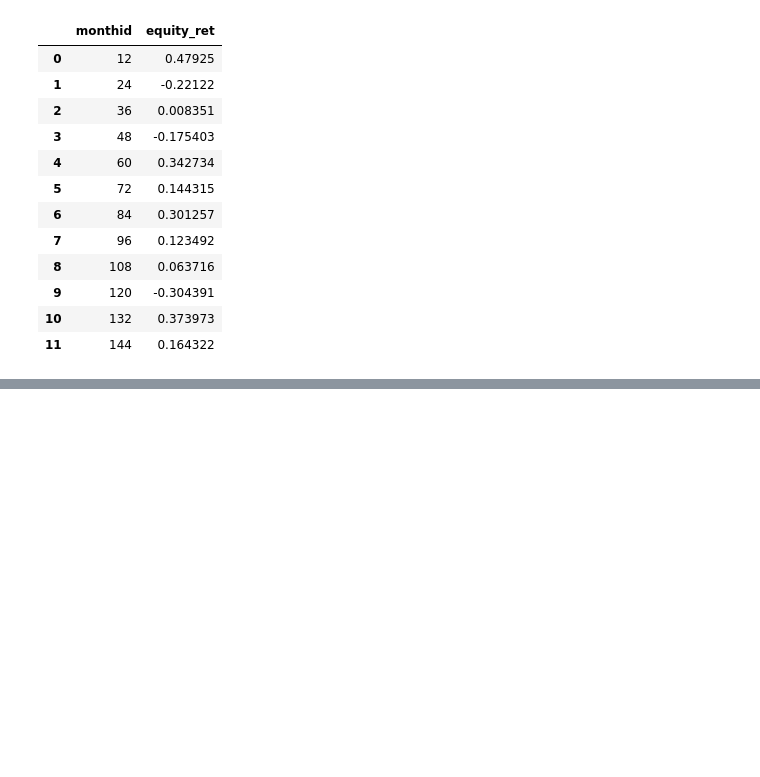
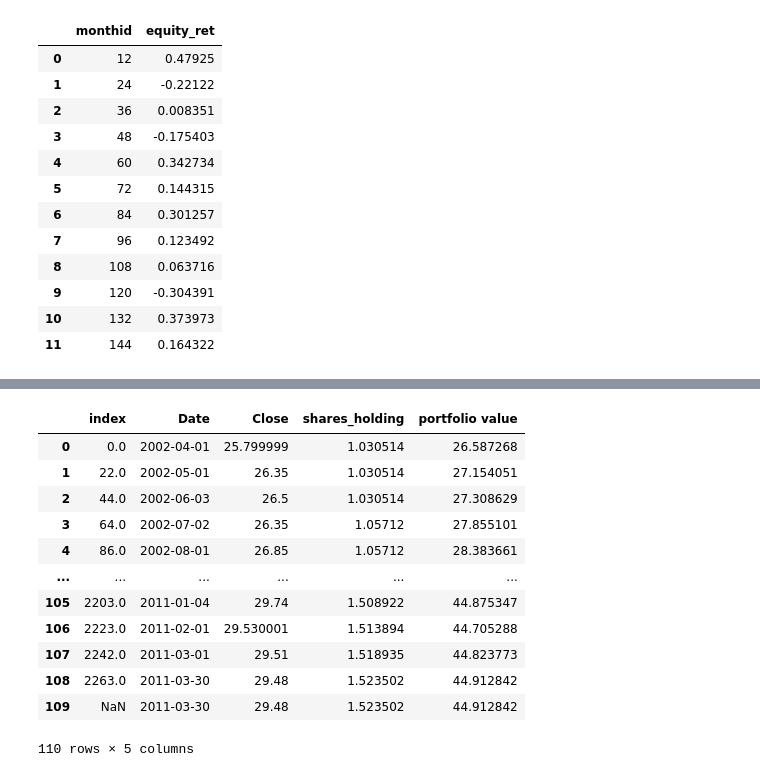
Before and after one commit to uWaterloo-CFM/CFM-301, a Jupyter notebook: Case 2/Case 2 Question 3.ipynb, the cells around one changed output, grey strips where cells are left out. Saved outputs shown, nothing was run; the diff lists cells and outputs as text; code cells hidden in the pictures; blank space fills up the shorter version.

Commit message:
portfolio done

```diff
--- a/Case 2/Case 2 Question 3.ipynb
+++ b/Case 2/Case 2 Question 3.ipynb
@@ -81,0 +108,2 @@ portfolio_rets
+# %%
+bond_portfolio = bonds[["Date", "Close", "Dividends"]]
@@ -81,0 +126,16 @@ portfolio_rets
+# %%
+# Reinvest dividends
+num_shares = 1
+for row in bond_portfolio.iterrows():
+    data = row[1]
+
+    dividend = data["Dividends"] * num_shares
+
+    shares_repurchased = dividend / data.Close # Div / Prc = shares repurchased
+    num_shares += shares_repurchased
+
+    bond_portfolio.loc[row[0], "shares_holding"] = num_shares
+bond_portfolio = bond_portfolio[bond_portfolio["Date"] >= "2002-03-31"]
+# %%
+bond_portfolio.reset_index(inplace=True)
+bond_portfolio.head()
@@ -81,0 +149,37 @@ portfolio_rets
+# %%
+# Convert to monthly frequency
+bond_portfolio_monthly = pd.DataFrame(columns = ["Date", "Close", "shares_holding","portfolio value"])
+seen_year_months = set()
+
+for row in bond_portfolio.iterrows():
+    data = row[1]
+
+    year_month = data["Date"][:7]
+    if year_month in seen_year_months:
+        continue
+
+    bond_portfolio_monthly.loc[row[0], ["Date", "Close", "shares_holding","portfolio value"]] = [data["Date"], data["Close"], data["shares_holding"], data["shares_holding"] * data["Close"]]
+    seen_year_months.add(year_month)
+
+bond_portfolio_monthly.loc[row[0], ["Date", "Close", "shares_holding","portfolio value"]] = [data["Date"], data["Close"], data["shares_holding"], data["shares_holding"] * data["Close"]]
+# %%
+bond_portfolio_monthly.reset_index(inplace=True)
+# Add last value
+last_val = bond_portfolio.iloc[-1]
+bond_portfolio_monthly.loc[len(bond_portfolio_monthly), ["Date", "Close", "shares_holding","portfolio value"]] = [last_val["Date"], last_val["Close"], last_val["shares_holding"], last_val["shares_holding"] * last_val["Close"]]
+
+bond_portfolio_monthly
+# %% [output]
+|  | index | Date | Close | shares_holding | portfolio value |
+| 0 | 0.0 | 2002-04-01 | 25.799999 | 1.030514 | 26.587268 |
+| 1 | 22.0 | 2002-05-01 | 26.35 | 1.030514 | 27.154051 |
+| 2 | 44.0 | 2002-06-03 | 26.5 | 1.030514 | 27.308629 |
+| 3 | 64.0 | 2002-07-02 | 26.35 | 1.05712 | 27.855101 |
+| 4 | 86.0 | 2002-08-01 | 26.85 | 1.05712 | 28.383661 |
+| ... | ... | ... | ... | ... | ... |
+| 105 | 2203.0 | 2011-01-04 | 29.74 | 1.508922 | 44.875347 |
+| 106 | 2223.0 | 2011-02-01 | 29.530001 | 1.513894 | 44.705288 |
+| 107 | 2242.0 | 2011-03-01 | 29.51 | 1.518935 | 44.823773 |
+| 108 | 2263.0 | 2011-03-30 | 29.48 | 1.523502 | 44.912842 |
+| 109 | NaN | 2011-03-30 | 29.48 | 1.523502 | 44.912842 |
+110 rows × 5 columns
```
Also changed, not shown: parts of 18 cells of this notebook, 3 other files.
